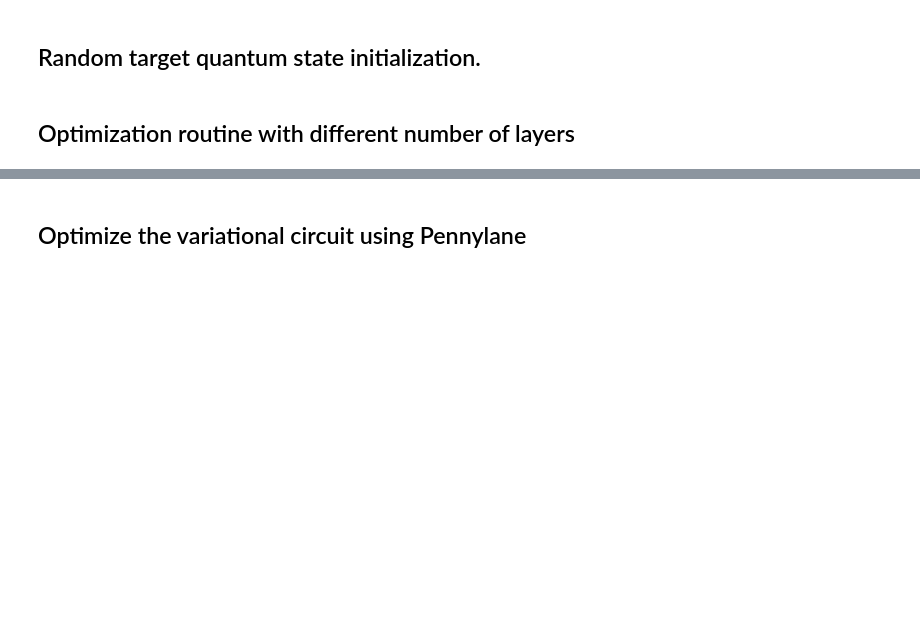
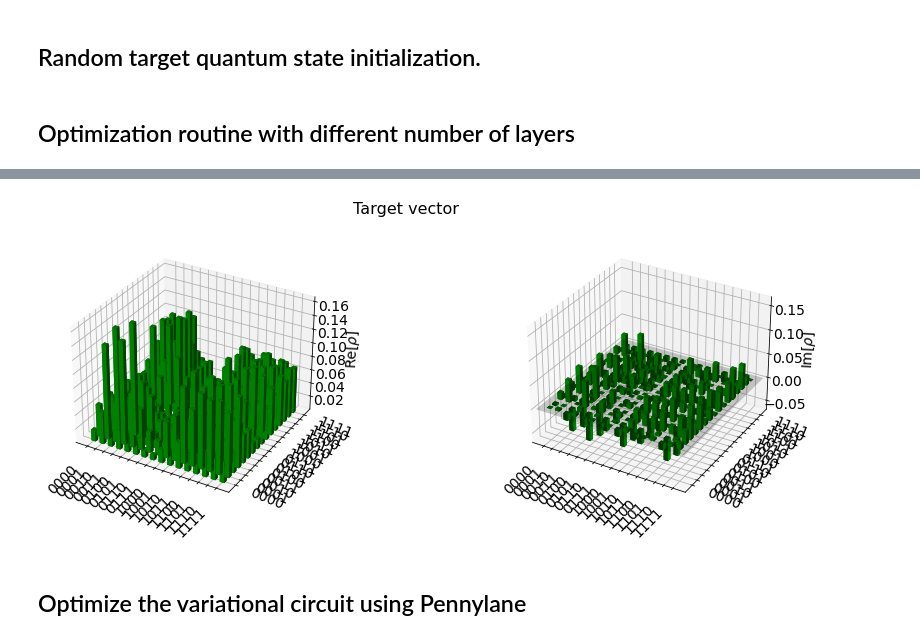
Before and after one commit to fioyarce/qosf_mentorship_program, a Jupyter notebook: Task 1/Task 1 - Solution.ipynb, the cells around one changed output, grey strips where cells are left out. Saved outputs shown, nothing was run; the diff lists cells and outputs as text; code cells hidden in the pictures; blank space fills up the shorter version.

```diff
--- a/Task 1/Task 1 - Solution.ipynb
+++ b/Task 1/Task 1 - Solution.ipynb
@@ -561,3 +568,7 @@ Quantum fidelity: 0.02139807291441944
+# %%
+plot_state_city(target_vector, title='Target vector', color = ['green', 'green'])
+# %% [output]
+[figure, added]
 # %% [markdown]
 ## Optimize the variational circuit using Pennylane
 # %%
```
Also changed, not shown: parts of 26 cells of this notebook.
